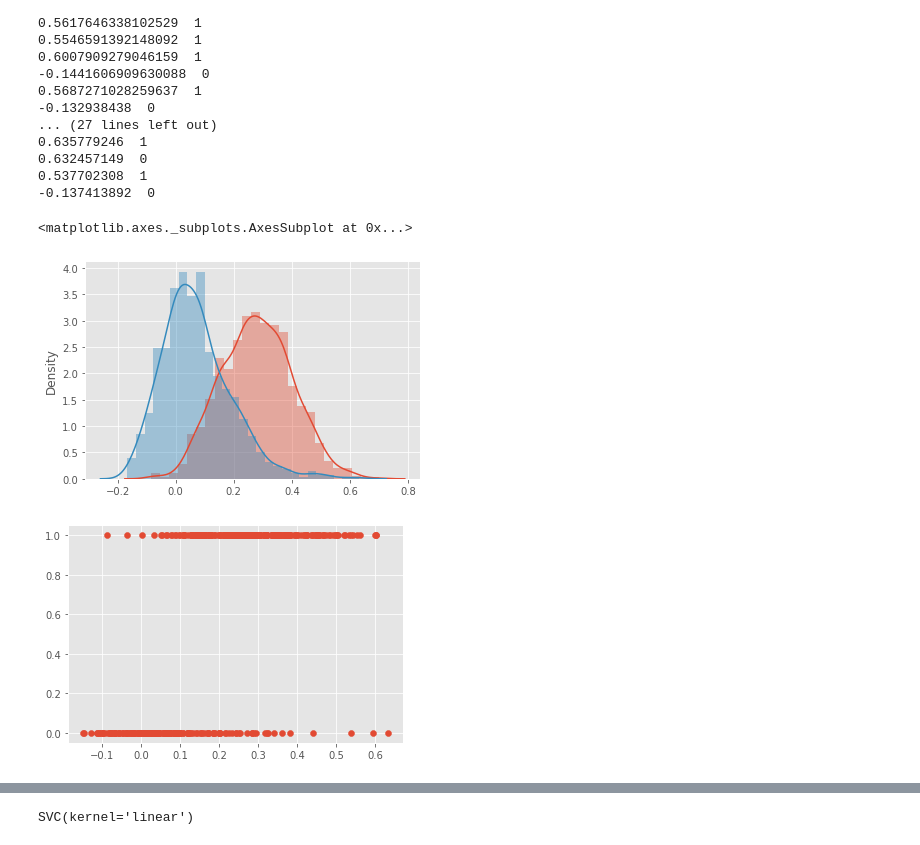
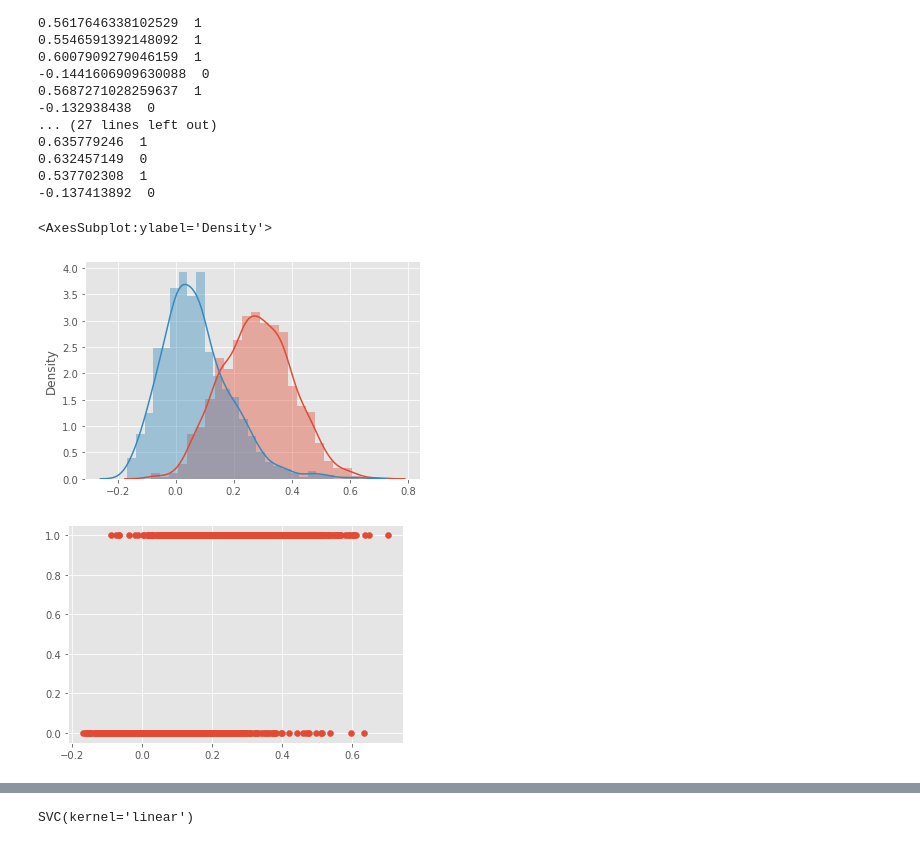
Before and after one commit to huutuongtu/ML_project, a Jupyter notebook: Label_after.ipynb, the cells around one changed output, grey strips where cells are left out. Cells and saved outputs as stored; diff of their text form; code cells hidden in the pictures.

```diff
--- a/Label_after.ipynb
+++ b/Label_after.ipynb
@@ -13,7 +13,7 @@ from matplotlib import style
 style.use("ggplot")
 from sklearn import svm
 # %%
-Viet1 = pd.read_csv('/content/Viet1.csv')
+Viet1 = pd.read_csv('./Data_aftercosine/Viet1.csv')
 # %%
 import numpy as np
 import matplotlib.pyplot as plt
@@ -72,13 +72,13 @@ sns.distplot(yes1) #blue
 # import seaborn as sns
 sns.distplot(no1) #blue
 # %% [output]
-<matplotlib.axes._subplots.AxesSubplot at 0x...>
+<AxesSubplot:ylabel='Density'>
 [figure]
 # %%
-plt.scatter(x_test,y_test)
+plt.scatter(Viet1['MinCos'],Viet1['Label'])
 plt.show()
 # %% [output]
-[figure, old version]
+[figure, new version]
 # %%
 import numpy as np
 import pandas as pd
```
Also changed, not shown: parts of 4 cells of this notebook, 1 other file.
